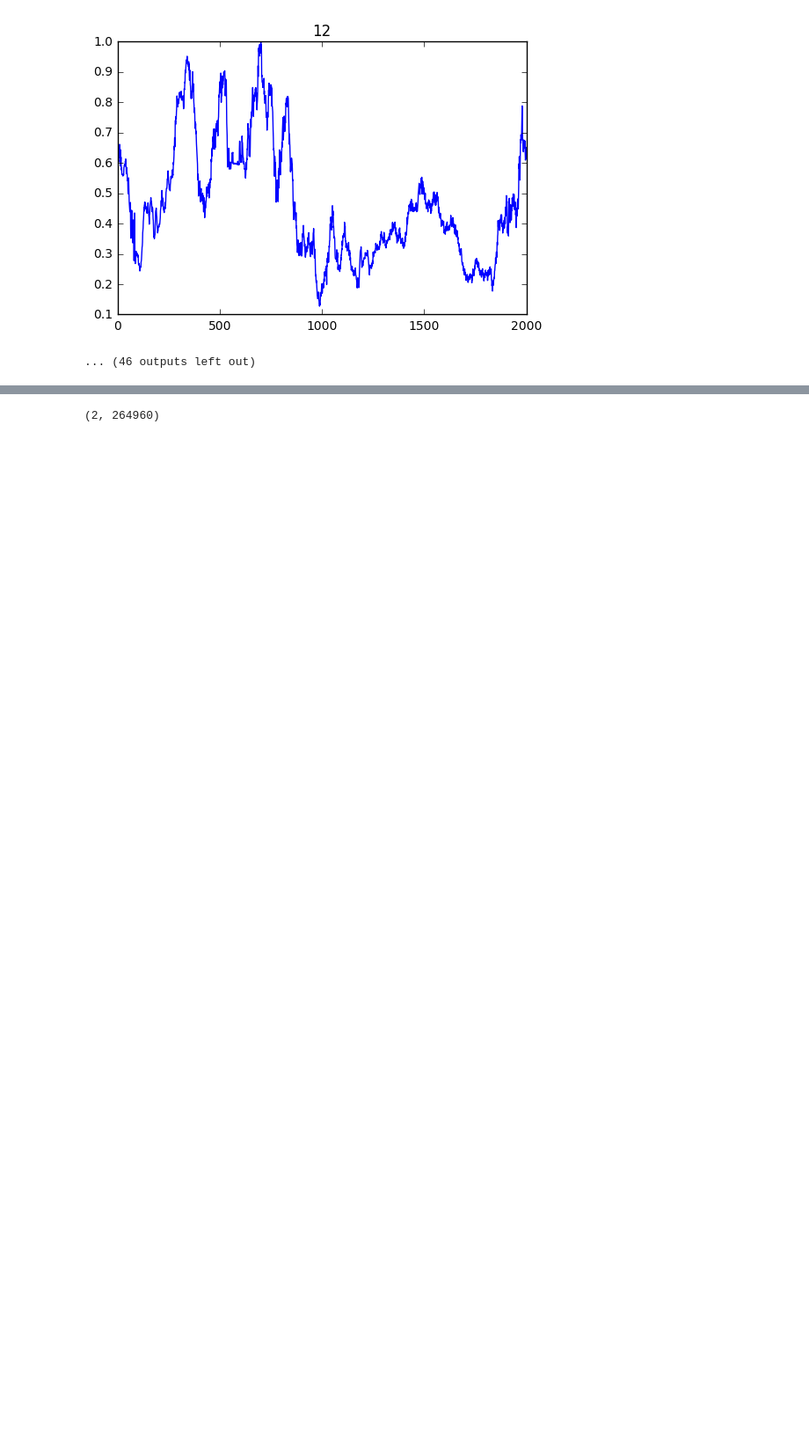
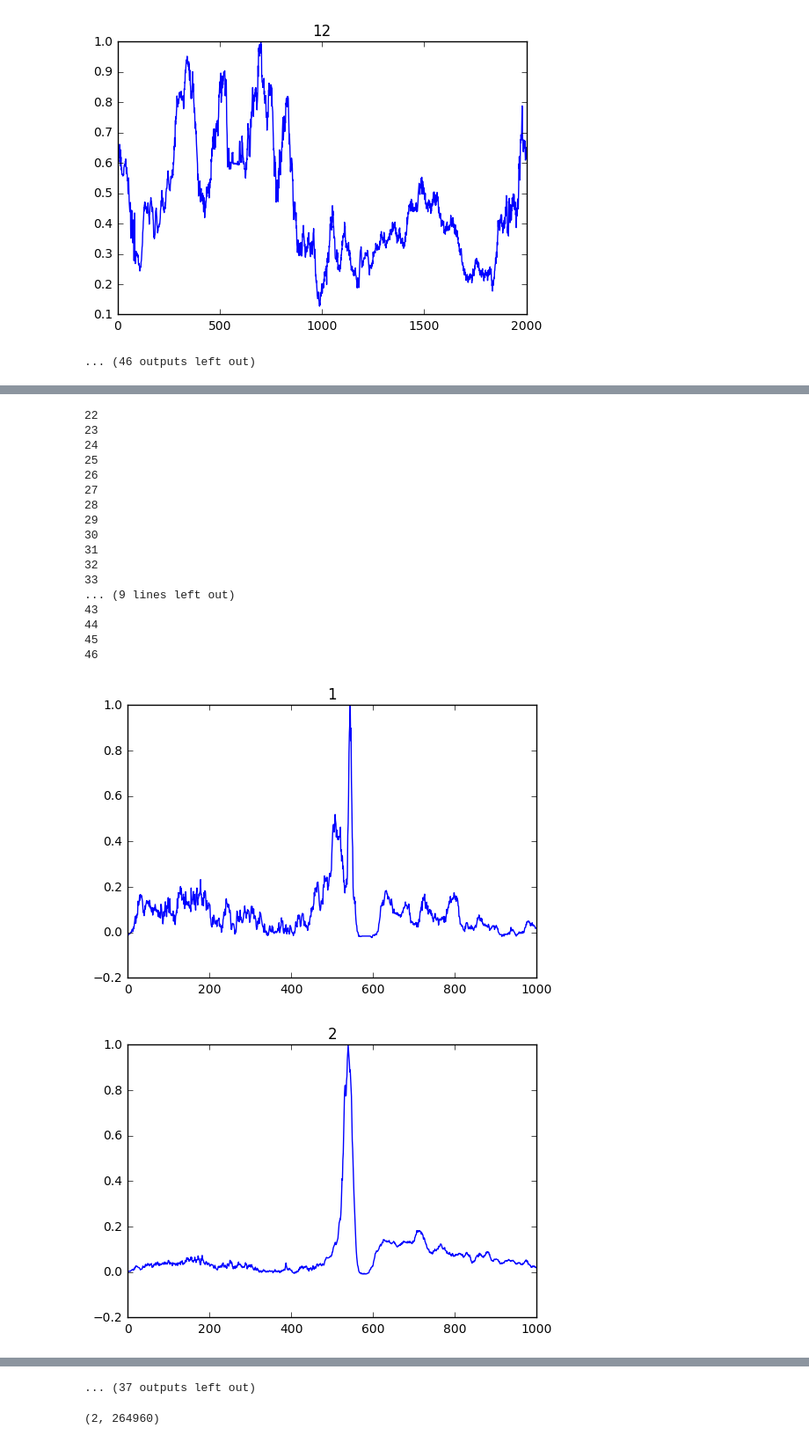
Before and after one commit to zyj0704033/Voltage_Control, a Jupyter notebook: data_mining/Untitled.ipynb, the cells around one changed output, grey strips where cells are left out. Shown at 88% size. Saved outputs shown, nothing was run; the diff lists cells and outputs as text; code cells hidden in the pictures; blank space fills up the shorter version.

Commit message:
plot some figures

```diff
--- a/data_mining/Untitled.ipynb
+++ b/data_mining/Untitled.ipynb
@@ -95,0 +92,15 @@ totalnp.shape
+# %%
+npc = np.load('/home/zyj0704033/Voltage_Control/data/2015AGC/numpy_data/npwithoutnan2.npy')
+# %%
+uselesslist = [18,21,22,27,34,43,44,53,56,57,58]
+l = []
+for i in range(1,58):
+    if i not in uselesslist:
+        l.append(i)
+# %%
+df_names =  pd.read_excel('/home/zyj0704033/Voltage_Control/data/2015AGC/0场站名称.xlsx',header=None)
+pdc = pd.DataFrame(npc)
+# %%
+l_capacity = []
+for i in l:
+    l_capacity.append(df_names[4][i-1])
@@ -119,3 +151,12 @@ plt.show()
 [figure]
 [figure]
 ... (46 outputs left out)
+# %%
+numtoplot = 1000
+for i in range(len(l)):
+    print(i)
+    plt.figure()
+    plt.plot(range(len(npc[:numtoplot,i+1])),npc[:numtoplot,i+1]/npc[:numtoplot,i+1].max())
+    plt.title(str(l[i]))
+plt.show()
+# %% [output]
@@ -121,0 +180,19 @@ plt.show()
+22
+23
+24
+25
+26
+27
+28
+29
+30
+31
+32
+33
+... (9 lines left out)
+43
+44
+45
+46
+[figure, added]
+[figure, added]
@@ -122,3 +207,4 @@ plt.show()
+... (37 outputs left out)
 # %%
 a = np.load('/home/zyj0704033/Voltage_Control/data/2015AGC/numpy_data/4单晶河(一期)风场.npy')
 b = np.arange('2015-07','2016-01',dtype='datetime64[m]')
```
Also changed, not shown: parts of 3 cells of this notebook.
